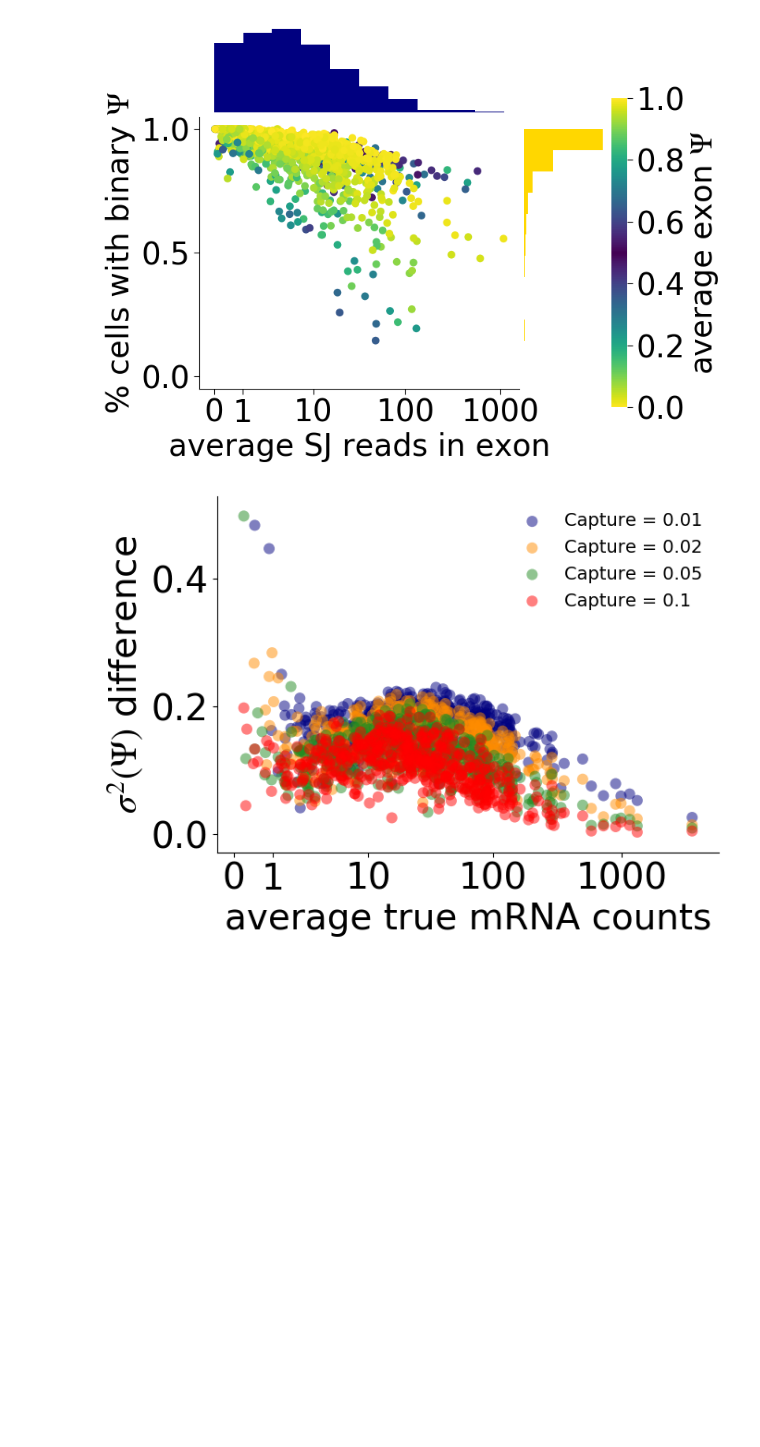
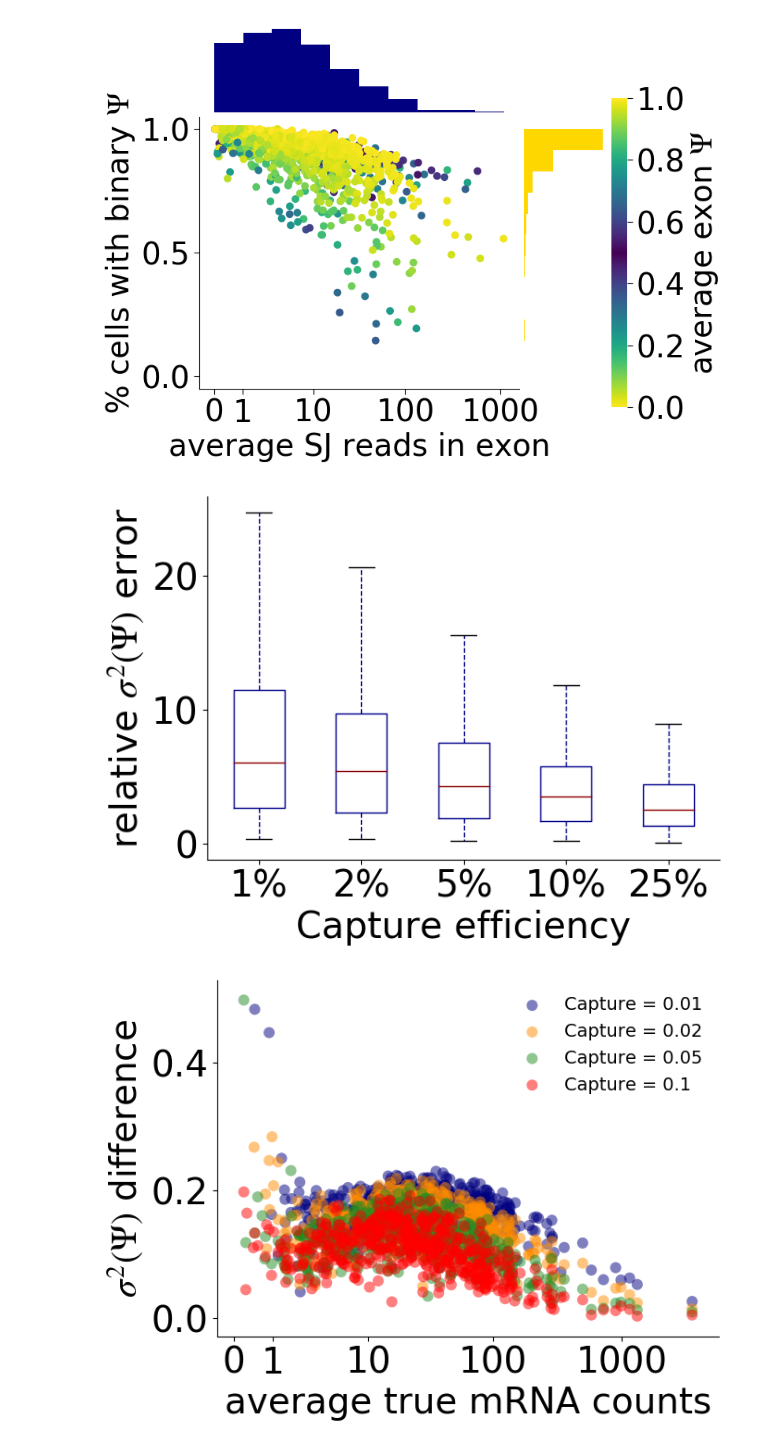
Before and after one commit to lareaulab/sc_binary_splicing, a Jupyter notebook: results/simulations/standard_bias/Simulations.ipynb, the cells around one changed output. Cells and saved outputs as stored; diff of their text form; code cells hidden in the pictures; blank space fills up the shorter version.

```diff
--- a/results/simulations/standard_bias/Simulations.ipynb
+++ b/results/simulations/standard_bias/Simulations.ipynb
@@ -364,10 +364,96 @@ plt.show()
 # %% [output]
 [figure]
 # %%
+uni_2_psi_int = uni_2_psi.loc[(uni_2_psi.mean(axis=1) >= 0.2) & (uni_2_psi.mean(axis=1) <= 0.8)]
 uni_1_psi_int = uni_1_psi.loc[(uni_1_psi.mean(axis=1) >= 0.2) & (uni_1_psi.mean(axis=1) <= 0.8)]
 uni_05_psi_int = uni_05_psi.loc[(uni_05_psi.mean(axis=1) >= 0.2) & (uni_05_psi.mean(axis=1) <= 0.8)]
 uni_02_psi_int = uni_02_psi.loc[(uni_02_psi.mean(axis=1) >= 0.2) & (uni_02_psi.mean(axis=1) <= 0.8)]
 uni_01_psi_int = uni_01_psi.loc[(uni_01_psi.mean(axis=1) >= 0.2) & (uni_01_psi.mean(axis=1) <= 0.8)]
+# %%
+import importlib
+importlib.reload(scp)
+importlib.reload(spu)
+sns.reset_orig()
+mpl.rcParams["mathtext.fontset"] = "stix"
+# mpl.rcParams['pdf.fonttype'] = 42
+
+
+fig = plt.figure(figsize=(7,5))
+
+ax  = plt.subplot(1,1,1)
+
+obs_var_01 = uni_01_psi_int.var(axis=1)
+true_var_01 = uni_true_psi.loc[uni_01_psi_int.index].var(axis=1)
+scaled_var_01 = np.abs(obs_var_01 - true_var_01)/true_var_01
+
+obs_var_02 = uni_02_psi_int.var(axis=1)
+true_var_02 = uni_true_psi.loc[uni_02_psi_int.index].var(axis=1)
+scaled_var_02 = np.abs(obs_var_02 - true_var_02)/true_var_02
+
+obs_var_05 = uni_05_psi_int.var(axis=1)
+true_var_05 = uni_true_psi.loc[uni_05_psi_int.index].var(axis=1)
+scaled_var_05 = np.abs(obs_var_05 - true_var_05)/true_var_05
+
+obs_var_1 = uni_1_psi_int.var(axis=1)
+true_var_1 = uni_true_psi.loc[uni_1_psi_int.index].var(axis=1)
+scaled_var_1 = np.abs(obs_var_1 - true_var_1)/true_var_1
+
+obs_var_2 = uni_2_psi_int.var(axis=1)
+true_var_2 = uni_true_psi.loc[uni_2_psi_int.index].var(axis=1)
+scaled_var_2 = np.abs(obs_var_2 - true_var_2)/true_var_2
+
+bp = plt.boxplot([scaled_var_01, scaled_var_02, scaled_var_05, scaled_var_1, scaled_var_2], showfliers=False)
+
+plt.setp(bp['boxes'], color='darkblue', linewidth=1)
+plt.setp(bp['whiskers'], color='darkblue', linewidth=1, linestyle='--')
+plt.setp(bp['caps'], color='black', linewidth=1)
+plt.setp(bp['medians'], color='darkred', linewidth=1)
+
+# plt.scatter(np.log10(uni_true_counts.loc[uni_01_psi_int.index].mean(axis=1)+1),
+
+
+#     (np.abs(uni_01_psi_int.var(axis=1) - uni_true_psi.loc[uni_01_psi_int.index].var(axis=1))/uni_true_psi.loc[uni_01_psi_int.index].var(axis=1)),
+#             c='navy', alpha=0.5, label = '1%', s=50, edgecolors='none')
+
+# plt.scatter(np.log10(uni_true_counts.loc[uni_02_psi_int.index].mean(axis=1)+1),
+#     (np.abs(uni_02_psi_int.var(axis=1) - uni_true_psi.loc[uni_02_psi_int.index].var(axis=1)))/uni_true_psi.loc[uni_02_psi_int.index].var(axis=1),
+#             c='darkorange', alpha=0.5, label = '2%', s=50, edgecolors='none')
+
+# plt.scatter(np.log10(uni_true_counts.loc[uni_05_psi_int.index].mean(axis=1)+1),
+#     (np.abs(uni_05_psi_int.var(axis=1) - uni_true_psi.loc[uni_05_psi_int.index].var(axis=1)))/uni_true_psi.loc[uni_05_psi_int.index].var(axis=1),
+#             c='forestgreen', alpha=0.5, label = '5%', s=50, edgecolors='none')
+
+# plt.scatter(np.log10(uni_true_counts.loc[uni_1_psi_int.index].mean(axis=1)+1),
+#             (np.abs(uni_1_psi_int.var(axis=1) - uni_true_psi.loc[uni_1_psi_int.index].var(axis=1)))/uni_true_psi.loc[uni_1_psi_int.index].var(axis=1),
+#             c='red', alpha=0.5, label = '10%', s=50, edgecolors='none')
+
+
+
+plt.xlabel('Capture efficiency', fontsize=28)
+plt.ylabel('relative $\sigma^2(\Psi)$ error', fontsize=28)
+
+# plt.legend(frameon=False,  prop={'size': 20})
+
+ax.tick_params(labelsize=28)
+ax.spines["right"].set_visible(False)
+ax.spines["top"].set_visible(False)
+# ax.spines['left'].set_linewidth(2)
+# ax.spines['bottom'].set_linewidth(2)
+
+# ax.xaxis.set_tick_params(width=2)
+# ax.yaxis.set_tick_params(width=2)
+
+xlocs = [1, 2, 3, 4, 5]
+xtags = ['1%', '2%', '5%', '10%', '25%']
+plt.xticks(xlocs, xtags)
+
+# plt.ylim((-1, 40))
+
+plt.savefig('plots/unimodal_absolute_variance_error.svg', bbox_inches='tight', transparent=True)
+plt.savefig('plots/unimodal_absolute_variance_error.pdf', bbox_inches='tight', transparent=True)
+plt.savefig('plots/unimodal_absolute_variance_error.png', bbox_inches='tight', transparent=True)
+# %% [output]
+[figure, added]
 # %%
 import importlib
 importlib.reload(scp)
```
Also changed, not shown: parts of 1 cell of this notebook, 17 other files.
